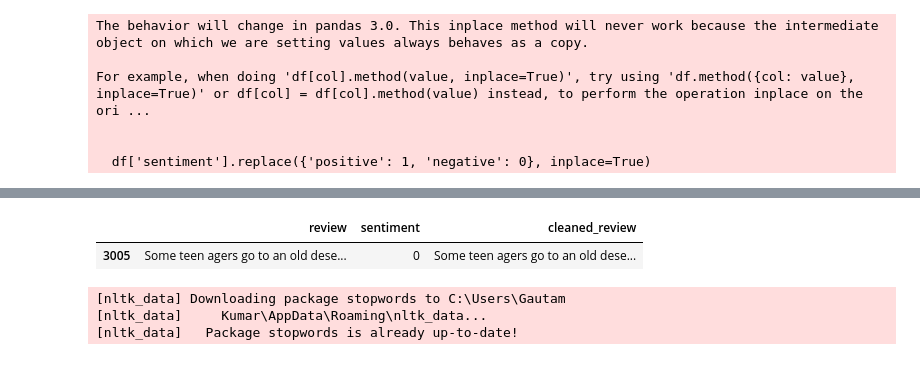
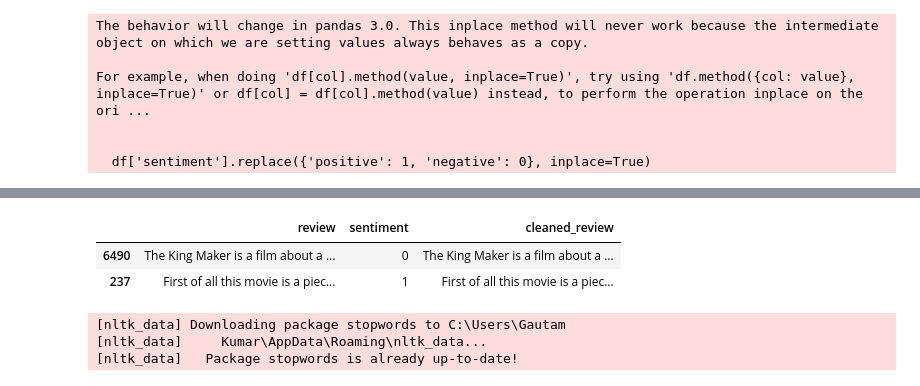
Before and after one commit to GautamKr2/Machine_Learning, a Jupyter notebook: Naive_Bayes/sentiment_analysis.ipynb, the cells around one changed output, grey strips where cells are left out. Drawn from its saved outputs; the diff is of its cells as text; code cells hidden in the pictures.

```diff
--- a/Naive_Bayes/sentiment_analysis.ipynb
+++ b/Naive_Bayes/sentiment_analysis.ipynb
@@ -94,10 +94,11 @@ def clean_html(text):
 # %%
 df['cleaned_review'] = df['review'].apply(clean_html)
 # %%
-df.sample()
+df.sample(2)
 # %% [output]
 |  | review | sentiment | cleaned_review |
-| 3005 | Some teen agers go to an old dese... | 0 | Some teen agers go to an old dese... |
+| 6490 | The King Maker is a film about a ... | 0 | The King Maker is a film about a ... |
+| 237 | First of all this movie is a piec... | 1 | First of all this movie is a piec... |
 # %%
 # Function to convert to lower case
 
```
Also changed, not shown: parts of 28 cells of this notebook.
